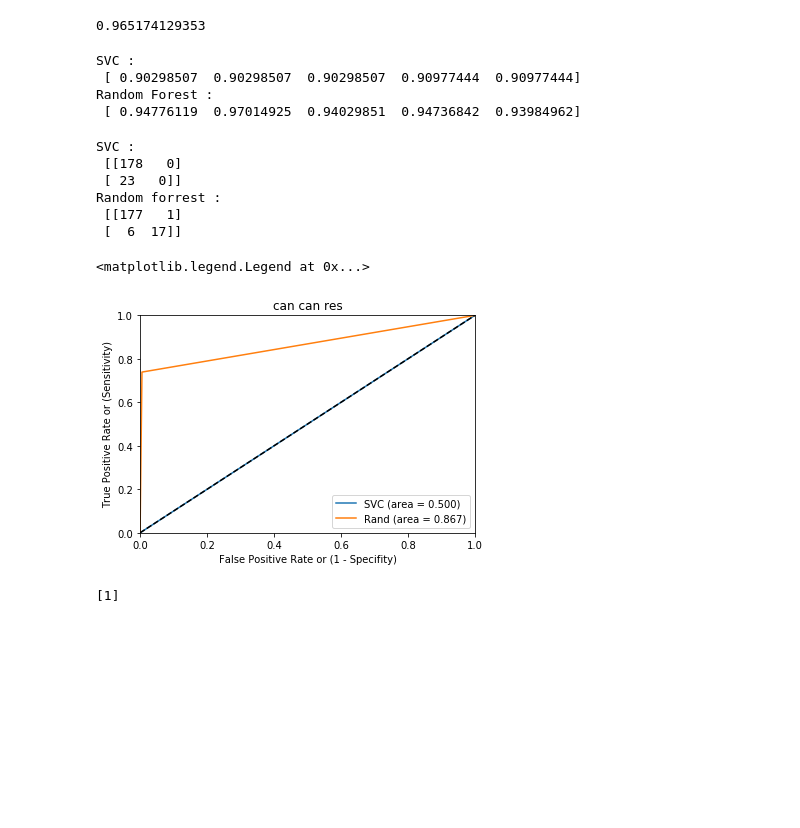
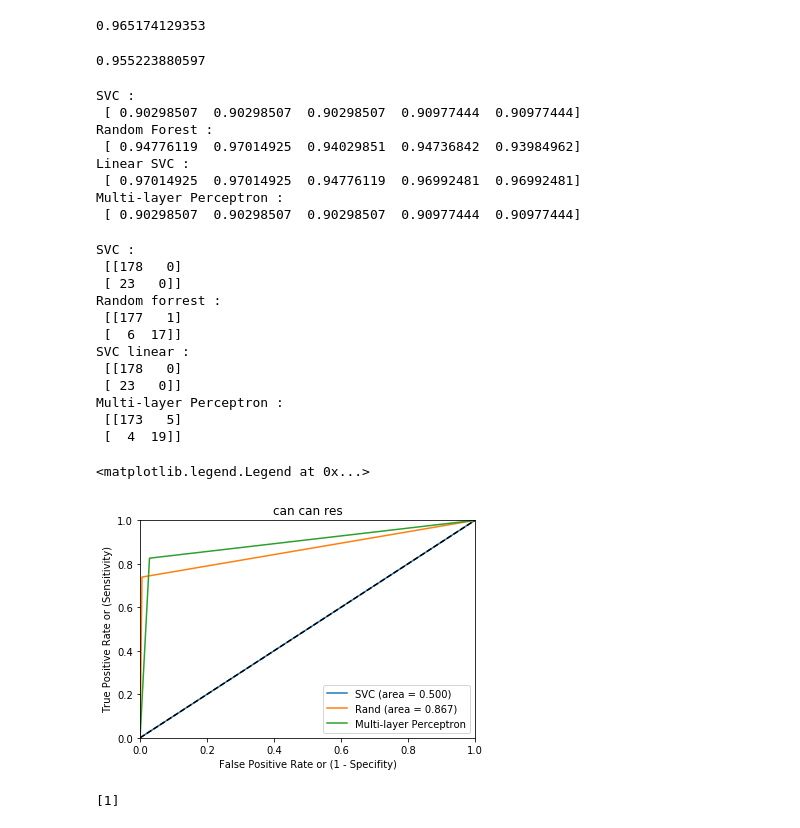
Before and after one commit to BrianPhiri/cervicalCancer, a Jupyter notebook: work.ipynb, the cells around one changed output. Drawn from its saved outputs; the diff is of its cells as text; code cells hidden in the pictures; blank space fills up the shorter version.

```diff
--- a/work.ipynb
+++ b/work.ipynb
@@ -133,6 +148,17 @@ acc = accuracy_score(pred_rand, test.Schiller)
 print(acc)
 # %% [output]
 0.965174129353
+# %%
+# NN
+from sklearn.neural_network import MLPClassifier
+clf_nn = MLPClassifier(solver='lbfgs', alpha=1e-5, hidden_layer_sizes=(5, 2), random_state=1)
+clf_nn.fit(train[featuers], train.Schiller)
+
+pred_nn = clf_nn.predict(test[featuers])
+acc = accuracy_score(pred_nn, test.Schiller)
+print(acc)
+# %% [output]
+0.955223880597
 # %%
 # Measures
 # %%
@@ -142,11 +168,17 @@ from sklearn.model_selection import cross_val_score
 
 print("SVC : \n",cross_val_score(clf, data[featuers], data.Schiller, cv=5))
 print("Random Forest : \n",cross_val_score(rclf, data[featuers], data.Schiller, cv=5))
+print("Linear SVC : \n", cross_val_score(clf_svc_linear, data[featuers], data.Schiller, cv=5))
+print("Multi-layer Perceptron : \n", cross_val_score(clf_nn, data[featuers], data.Schiller, cv=5))
 # %% [output]
 SVC :
  [ 0.90298507  0.90298507  0.90298507  0.90977444  0.90977444]
 Random Forest :
  [ 0.94776119  0.97014925  0.94029851  0.94736842  0.93984962]
+Linear SVC :
+ [ 0.97014925  0.97014925  0.94776119  0.96992481  0.96992481]
+Multi-layer Perceptron :
+ [ 0.90298507  0.90298507  0.90298507  0.90977444  0.90977444]
 # %%
 # confusion matrix
 
@@ -159,6 +191,14 @@ print("SVC : \n",confusion_matrix(y_true, y_pred))
 y_true = test.Schiller
 y_pred = pred_rand
 print("Random forrest : \n",confusion_matrix(y_true, y_pred))
+
+y_true = test.Schiller
+y_pred = pred_linear
+print("SVC linear : \n",confusion_matrix(y_true, y_pred))
+
+y_true = test.Schiller
+y_pred = pred_nn
+print("Multi-layer Perceptron : \n",confusion_matrix(y_true, y_pred))
 # %% [output]
 SVC :
  [[178   0]
@@ -166,39 +206,48 @@ SVC :
 Random forrest :
  [[177   1]
  [  6  17]]
+SVC linear :
+ [[178   0]
+ [ 23   0]]
+Multi-layer Perceptron :
+ [[173   5]
+ [  4  19]]
 # %%
 # ROC curve
 from sklearn import metrics
 from sklearn.metrics import roc_curve
 from sklearn.metrics import auc
 
 y = test.Schiller
 
 fpr_svc, tpr_svc, thresholds = roc_curve(y, pred_svc)
 fpr_rand, tpr_rand, thresholds = roc_curve(y, pred_rand)
+fpr_nn, tpr_nn, thresholds = roc_curve(y,pred_nn)
 
 # roc_auc_svc = auc(y, pred_svc,True)
 # roc_auc_rand = auc(y, pred_rand,True)
 
 roc_auc_svc = metrics.auc(fpr_svc, tpr_svc)
 roc_auc_rand = metrics.auc(fpr_rand, tpr_rand)
+roc_auc_nn = metrics.auc(fpr_nn, tpr_nn)
 
 # Plot the graph with matplotlib
 
 %matplotlib inline
 import matplotlib.pyplot as plt
 plt.plot(fpr_svc, tpr_svc, label='SVC (area = %0.3f)' % roc_auc_svc)
 plt.plot(fpr_rand, tpr_rand, label='Rand (area = %0.3f)' % roc_auc_rand)
+plt.plot(fpr_nn, tpr_nn, label='Multi-layer Perceptron' % roc_auc_nn)
 plt.plot([0, 1], [0, 1], 'k--')  # random predictions curve
 plt.xlim([0.0, 1.0])
 plt.ylim([0.0, 1.0])
 plt.xlabel('False Positive Rate or (1 - Specifity)')
 plt.ylabel('True Positive Rate or (Sensitivity)')
 plt.title('can can res')
 plt.legend(loc="lower right")
 # %% [output]
 <matplotlib.legend.Legend at 0x...>
-[figure, old version]
+[figure, new version]
 # %%
 # selected the Random forest because it made the most sense.
 from sklearn.externals import joblib
```
Also changed, not shown: parts of 2 cells of this notebook, 5 other files.
